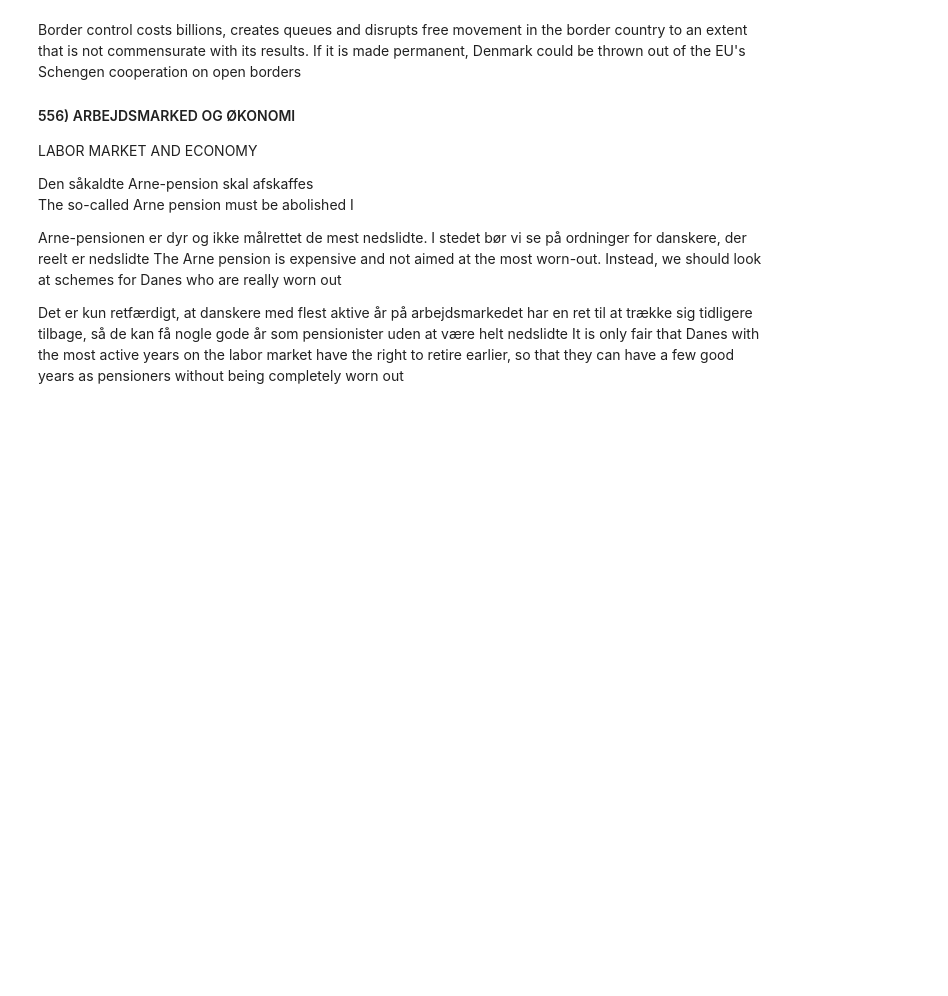
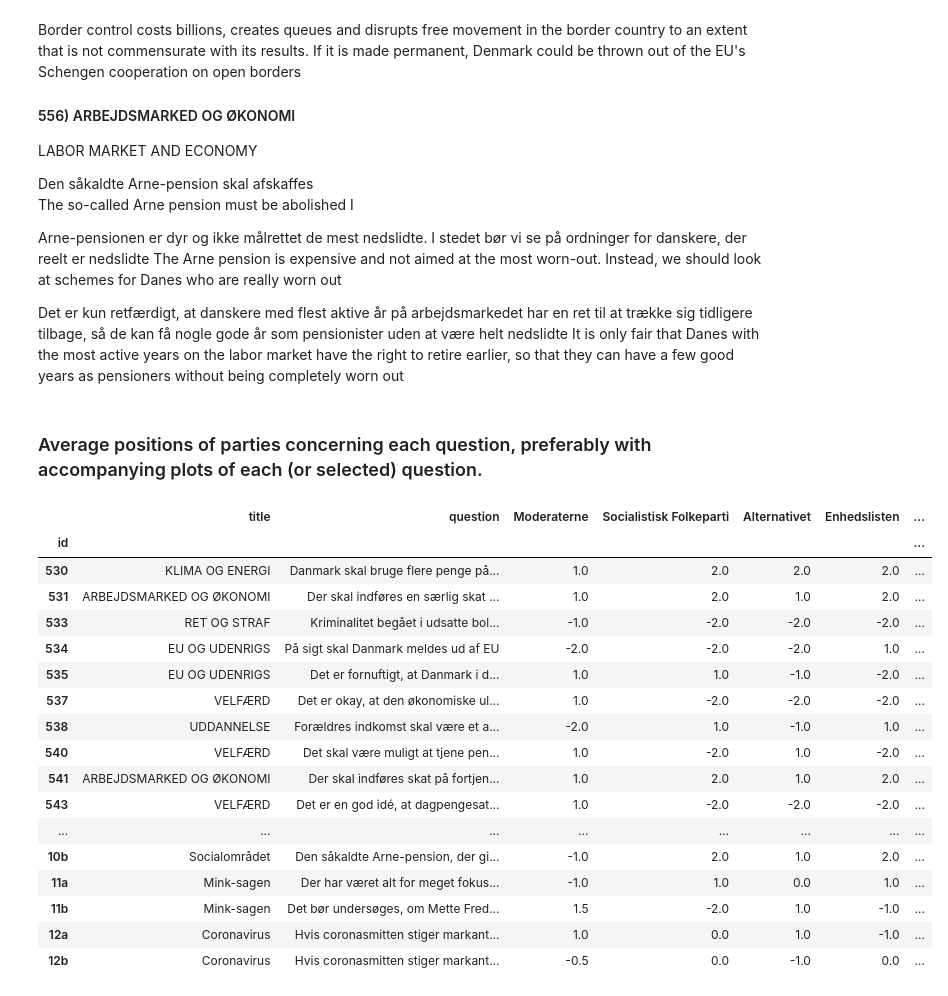
Before and after one commit to maxim-zavidei/viauc-mal1-a23, a Jupyter notebook: assignment4/assignment4-solution.ipynb, the cells around one changed output. Cells and saved outputs as stored; diff of their text form; code cells hidden in the pictures; blank space fills up the shorter version.

```diff
--- a/assignment4/assignment4-solution.ipynb
+++ b/assignment4/assignment4-solution.ipynb
@@ -410,3 +410,60 @@ The Arne pension is expensive and not aimed at the most worn-out. Instead, we sh
 
 Det er kun retfærdigt, at danskere med flest aktive år på arbejdsmarkedet har en ret til at trække sig tidligere tilbage, så de kan få nogle gode år som pensionister uden at være helt nedslidte
 It is only fair that Danes with the most active years on the labor market have the right to retire earlier, so that they can have a few good years as pensioners without being completely worn out
+# %% [markdown]
+### Average positions of parties concerning each question, preferably with accompanying plots of each (or selected) question.
+# %%
+df = pd.read_excel('alldata.xlsx', engine='openpyxl')
+data = df[df['parti'] != 'Løsgænger']
+#get the names of all parties
+parties = data['parti'].unique()
+parties
+
+#get the ids, questions and question category from the different medias
+#DR
+drq = pd.read_excel('drq.xlsx', engine='openpyxl')
+drq = drq.drop(['Info', 'ArgumentFor', 'ArgumentAgainst', 'WordMerger', 'ID_CandidateQuestionType', 'Rule', 'QuestionListData'], axis=1)
+drq['ID'] = drq['ID'].astype('string')
+#TV2
+tv2q = pd.read_excel('tv2q.xlsx', engine='openpyxl')
+tv2q = tv2q.drop(['type', 'depends'], axis=1)
+ids = {'1a', '1b', '2a', '2b', '3a', '3b','4a', '4b','5a', '5b','6a', '6b','7a', '7b','8a', '8b','9a', '9b','10a', '10b','11a', '11b','12a', '12b' }
+tv2q = tv2q[tv2q['id'].isin(ids)]
+
+#rename columns so that we can concant them together
+tv2q = tv2q.rename(columns={"ID": "id", "header": "title", "Question": "question"})
+drq = drq.rename(columns={"ID": "id", "Title": "title", "Question": "question"})
+
+#make a new df for the questions and the median of the party members's answers
+questions = pd.concat([drq, tv2q], ignore_index = True)
+questions = questions.set_index('id')
+
+#calculate the median for each question of reach party  and add it to the column
+for party in parties:
+    subset = data[data['parti'] == party]
+    subset = subset.drop(['navn', 'parti', 'storkreds', 'alder'], axis=1)
+    medians = subset.median()
+    medians_df = pd.DataFrame(medians, columns=[party])
+    medians_df.index.name = 'id'
+    questions = questions.join(medians_df)
+
+questions
+# %% [output]
+|  | title | question | Moderaterne | Socialistisk Folkeparti | Alternativet | Enhedslisten | ... |
+| id |  |  |  |  |  |  | ... |
+| 530 | KLIMA OG ENERGI | Danmark skal bruge flere penge på... | 1.0 | 2.0 | 2.0 | 2.0 | ... |
+| 531 | ARBEJDSMARKED OG ØKONOMI | Der skal indføres en særlig skat ... | 1.0 | 2.0 | 1.0 | 2.0 | ... |
+| 533 | RET OG STRAF | Kriminalitet begået i udsatte bol... | -1.0 | -2.0 | -2.0 | -2.0 | ... |
+| 534 | EU OG UDENRIGS | På sigt skal Danmark meldes ud af EU | -2.0 | -2.0 | -2.0 | 1.0 | ... |
+| 535 | EU OG UDENRIGS | Det er fornuftigt, at Danmark i d... | 1.0 | 1.0 | -1.0 | -2.0 | ... |
+| 537 | VELFÆRD | Det er okay, at den økonomiske ul... | 1.0 | -2.0 | -2.0 | -2.0 | ... |
+| 538 | UDDANNELSE | Forældres indkomst skal være et a... | -2.0 | 1.0 | -1.0 | 1.0 | ... |
+| 540 | VELFÆRD | Det skal være muligt at tjene pen... | 1.0 | -2.0 | 1.0 | -2.0 | ... |
+| 541 | ARBEJDSMARKED OG ØKONOMI | Der skal indføres skat på fortjen... | 1.0 | 2.0 | 1.0 | 2.0 | ... |
+| 543 | VELFÆRD | Det er en god idé, at dagpengesat... | 1.0 | -2.0 | -2.0 | -2.0 | ... |
+| ... | ... | ... | ... | ... | ... | ... | ... |
+| 10b | Socialområdet | Den såkaldte Arne-pension, der gi... | -1.0 | 2.0 | 1.0 | 2.0 | ... |
+| 11a | Mink-sagen | Der har været alt for meget fokus... | -1.0 | 1.0 | 0.0 | 1.0 | ... |
+| 11b | Mink-sagen | Det bør undersøges, om Mette Fred... | 1.5 | -2.0 | 1.0 | -1.0 | ... |
+| 12a | Coronavirus | Hvis coronasmitten stiger markant... | 1.0 | 0.0 | 1.0 | -1.0 | ... |
+| 12b | Coronavirus | Hvis coronasmitten stiger markant... | -0.5 | 0.0 | -1.0 | 0.0 | ... |
```
Also changed, not shown: parts of 1 cell of this notebook, 1 other file.
